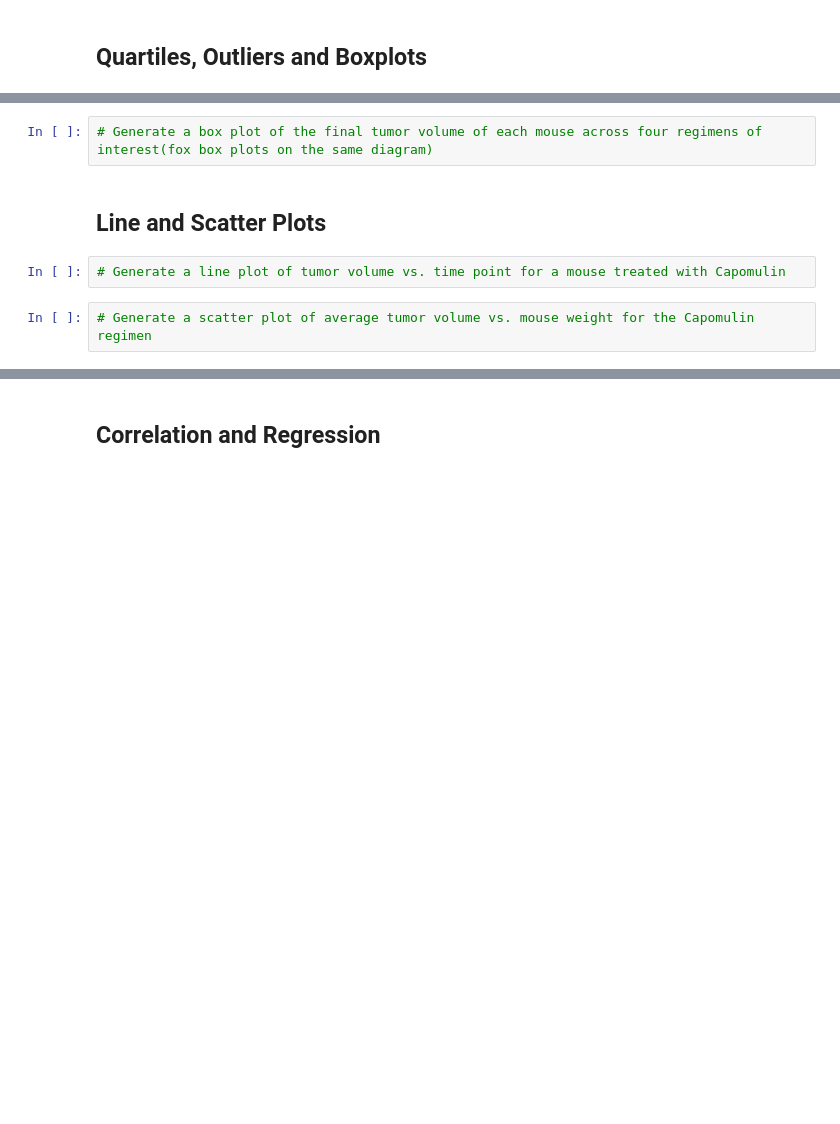
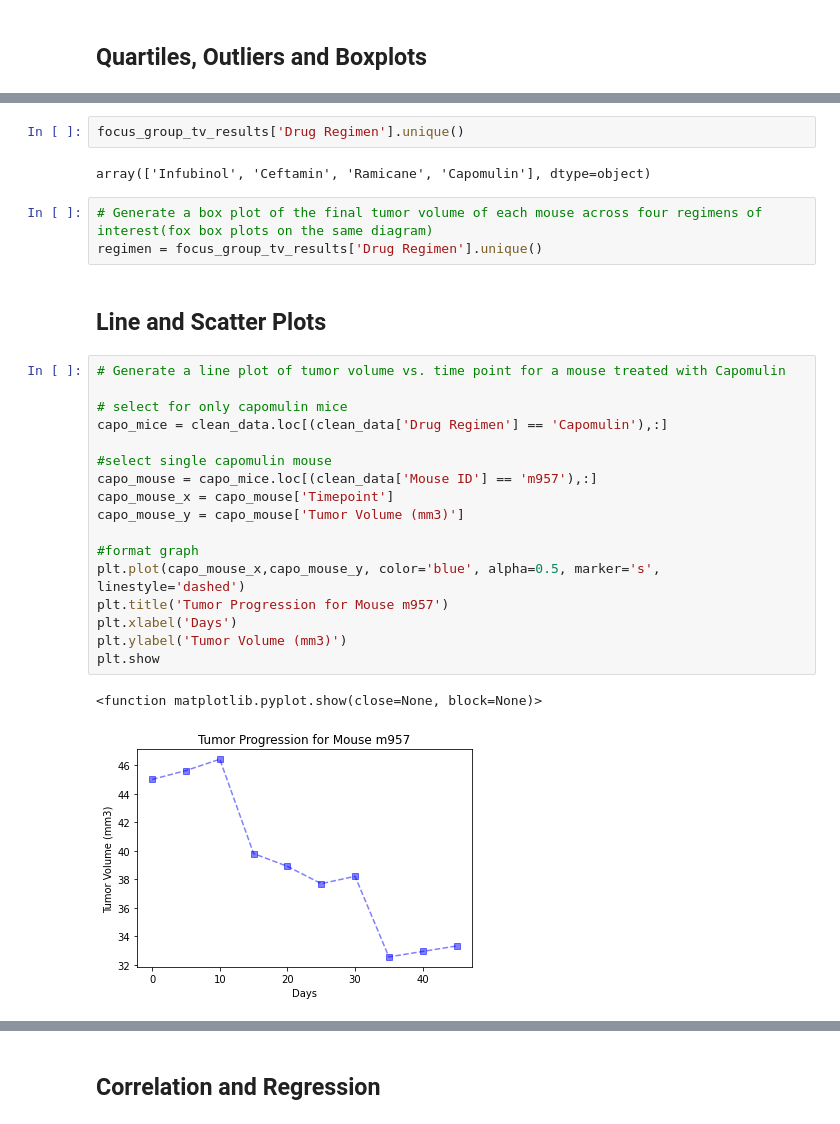
Before and after one commit to taylorsyde/Pymaceuticals-Analysis, a Jupyter notebook: pymaceuticals.ipynb, the cells around one changed output, grey strips where cells are left out. Drawn from its saved outputs; the diff is of its cells as text; blank space fills up the shorter version.

Commit message:
line plot and scatter plot completed

```diff
--- a/pymaceuticals.ipynb
+++ b/pymaceuticals.ipynb
@@ -315,8 +302,29 @@ series[series.gt(x)]
+# %%
+focus_group_tv_results['Drug Regimen'].unique()
+# %% [output]
+array(['Infubinol', 'Ceftamin', 'Ramicane', 'Capomulin'], dtype=object)
 # %%
 # Generate a box plot of the final tumor volume of each mouse across four regimens of interest(fox box plots on the same diagram)
+regimen = focus_group_tv_results['Drug Regimen'].unique()
 # %% [markdown]
 ## Line and Scatter Plots
-# %%
-# Generate a line plot of tumor volume vs. time point for a mouse treated with Capomulin
-# %%
-# Generate a scatter plot of average tumor volume vs. mouse weight for the Capomulin regimen
+# %%
+# Generate a line plot of tumor volume vs. time point for a mouse treated with Capomulin
+
+# select for only capomulin mice
+capo_mice = clean_data.loc[(clean_data['Drug Regimen'] == 'Capomulin'),:]
+
+#select single capomulin mouse
+capo_mouse = capo_mice.loc[(clean_data['Mouse ID'] == 'm957'),:]
+capo_mouse_x = capo_mouse['Timepoint']
+capo_mouse_y = capo_mouse['Tumor Volume (mm3)']
+
+#format graph
+plt.plot(capo_mouse_x,capo_mouse_y, color='blue', alpha=0.5, marker='s', linestyle='dashed')
+plt.title('Tumor Progression for Mouse m957')
+plt.xlabel('Days')
+plt.ylabel('Tumor Volume (mm3)')
+plt.show
+# %% [output]
+<function matplotlib.pyplot.show(close=None, block=None)>
+[figure, added]
```
Also changed, not shown: parts of 10 cells of this notebook.
